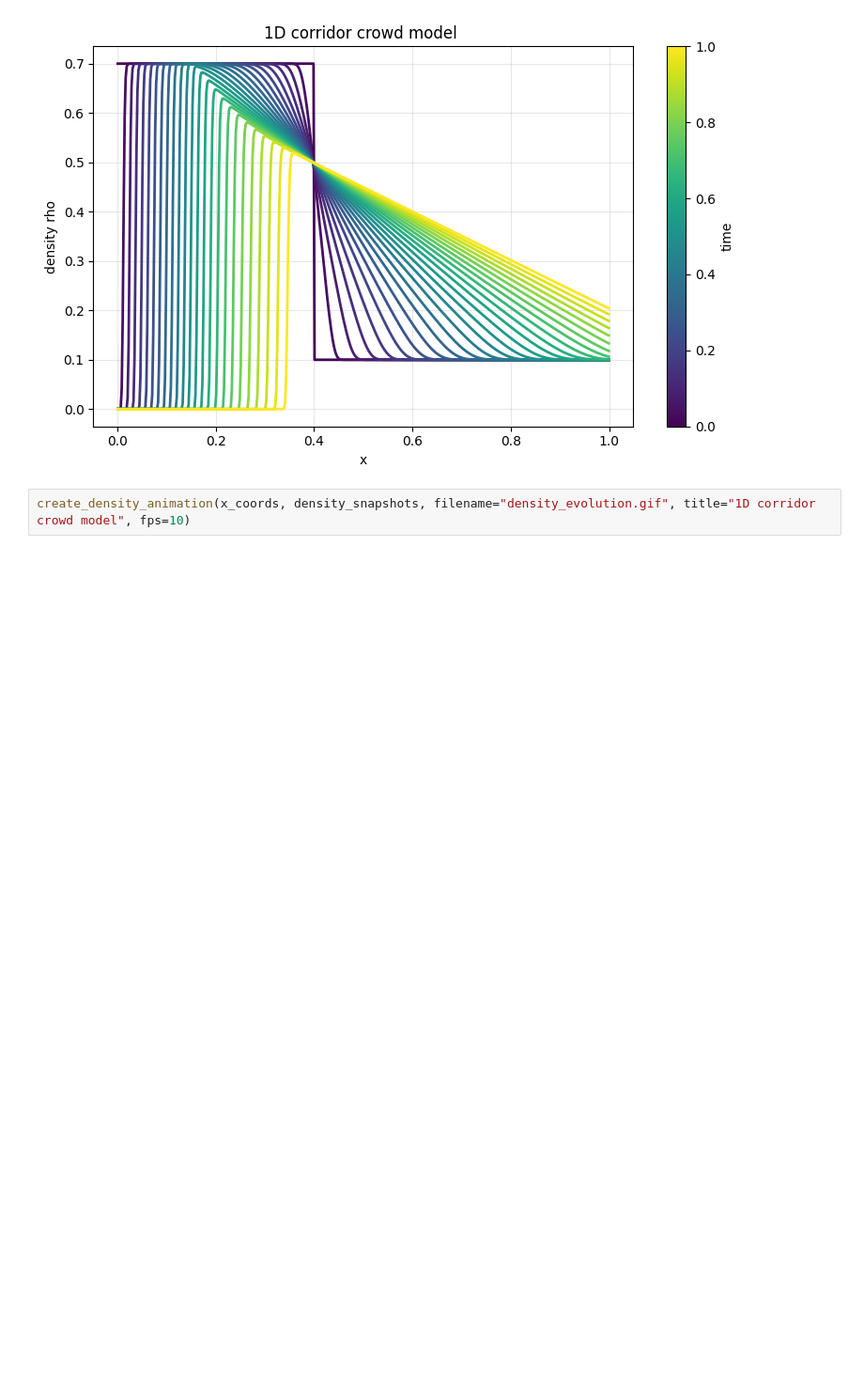
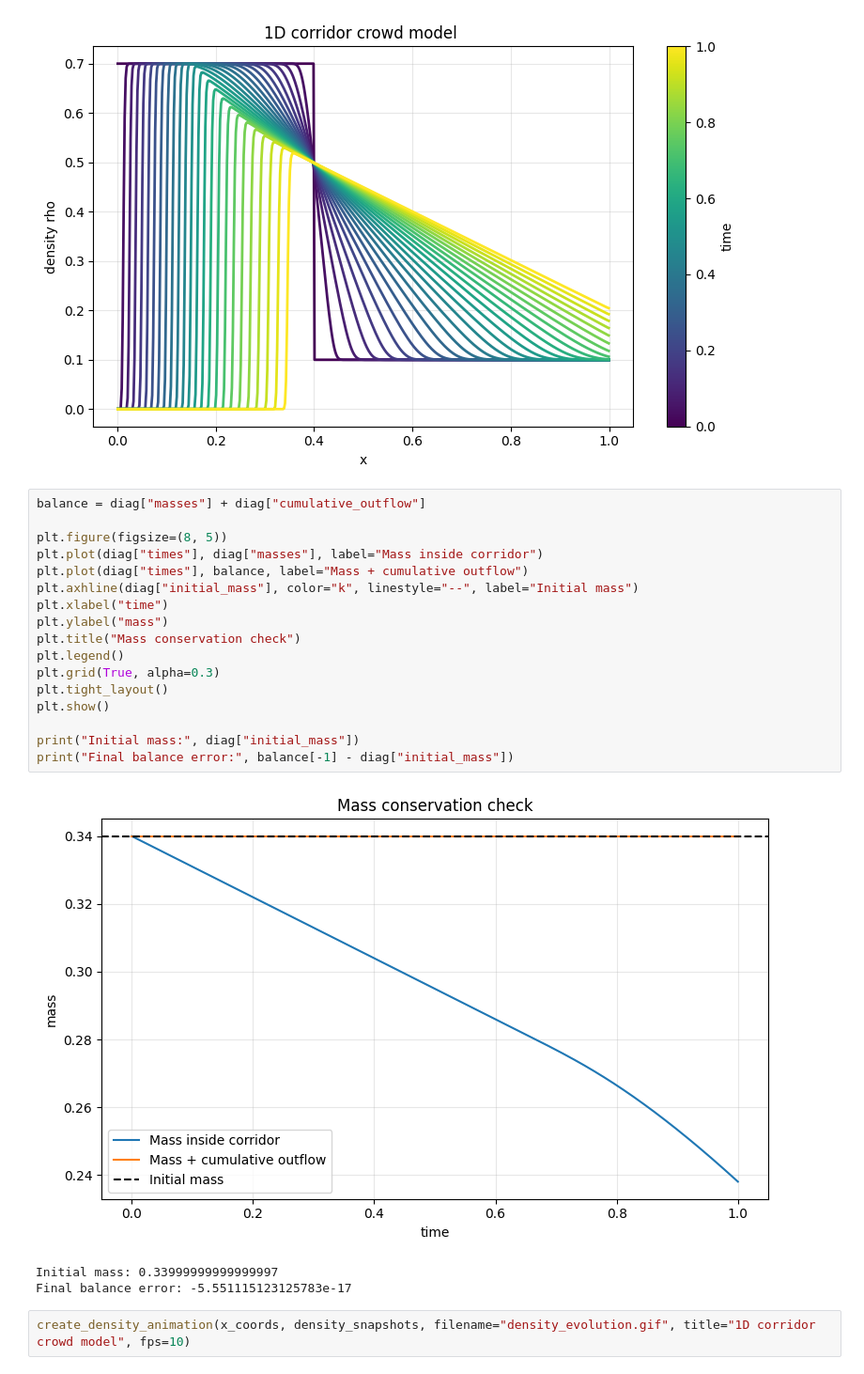
Before and after one commit to margheritabonan/Crowd-Modelling, a Jupyter notebook: crowd_modelling.ipynb, the cells around one changed output. Shown at 94% size. Drawn from its saved outputs; the diff is of its cells as text; blank space fills up the shorter version.

```diff
--- a/crowd_modelling.ipynb
+++ b/crowd_modelling.ipynb
@@ -204,6 +204,27 @@ x_coords, density_snapshots, diag = solve_lwr_corridor(
 plot_density_snapshots(x_coords, density_snapshots, title="1D corridor crowd model ")
 # %% [output]
 [figure]
+# %%
+balance = diag["masses"] + diag["cumulative_outflow"]
+
+plt.figure(figsize=(8, 5))
+plt.plot(diag["times"], diag["masses"], label="Mass inside corridor")
+plt.plot(diag["times"], balance, label="Mass + cumulative outflow")
+plt.axhline(diag["initial_mass"], color="k", linestyle="--", label="Initial mass")
+plt.xlabel("time")
+plt.ylabel("mass")
+plt.title("Mass conservation check")
+plt.legend()
+plt.grid(True, alpha=0.3)
+plt.tight_layout()
+plt.show()
+
+print("Initial mass:", diag["initial_mass"])
+print("Final balance error:", balance[-1] - diag["initial_mass"])
+# %% [output]
+[figure, added]
+Initial mass: 0.33999999999999997
+Final balance error: -5.551115123125783e-17
 # %%
 create_density_animation(x_coords, density_snapshots, filename="density_evolution.gif", title="1D corridor crowd model", fps=10)
 # %% [output]
```
